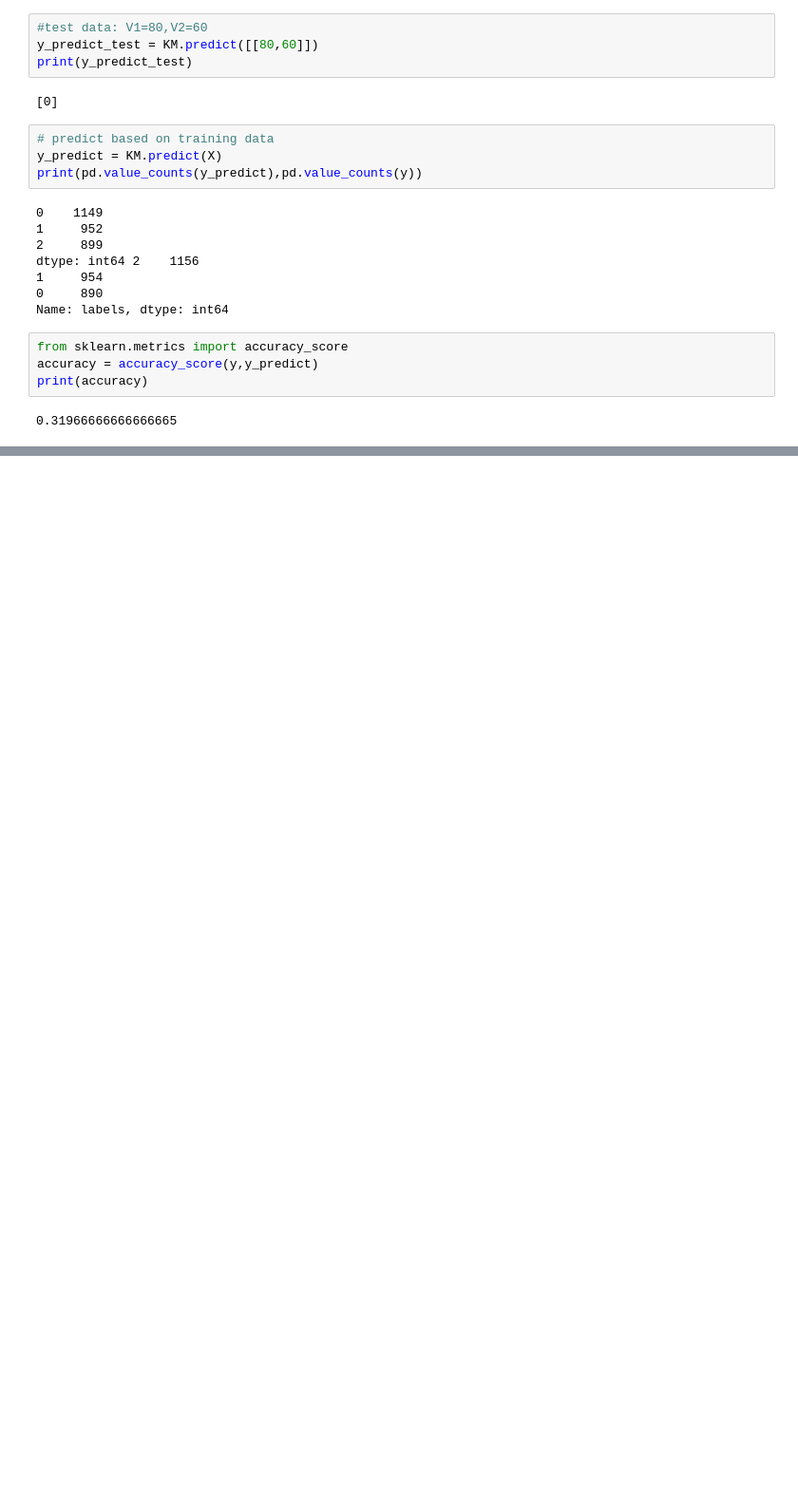
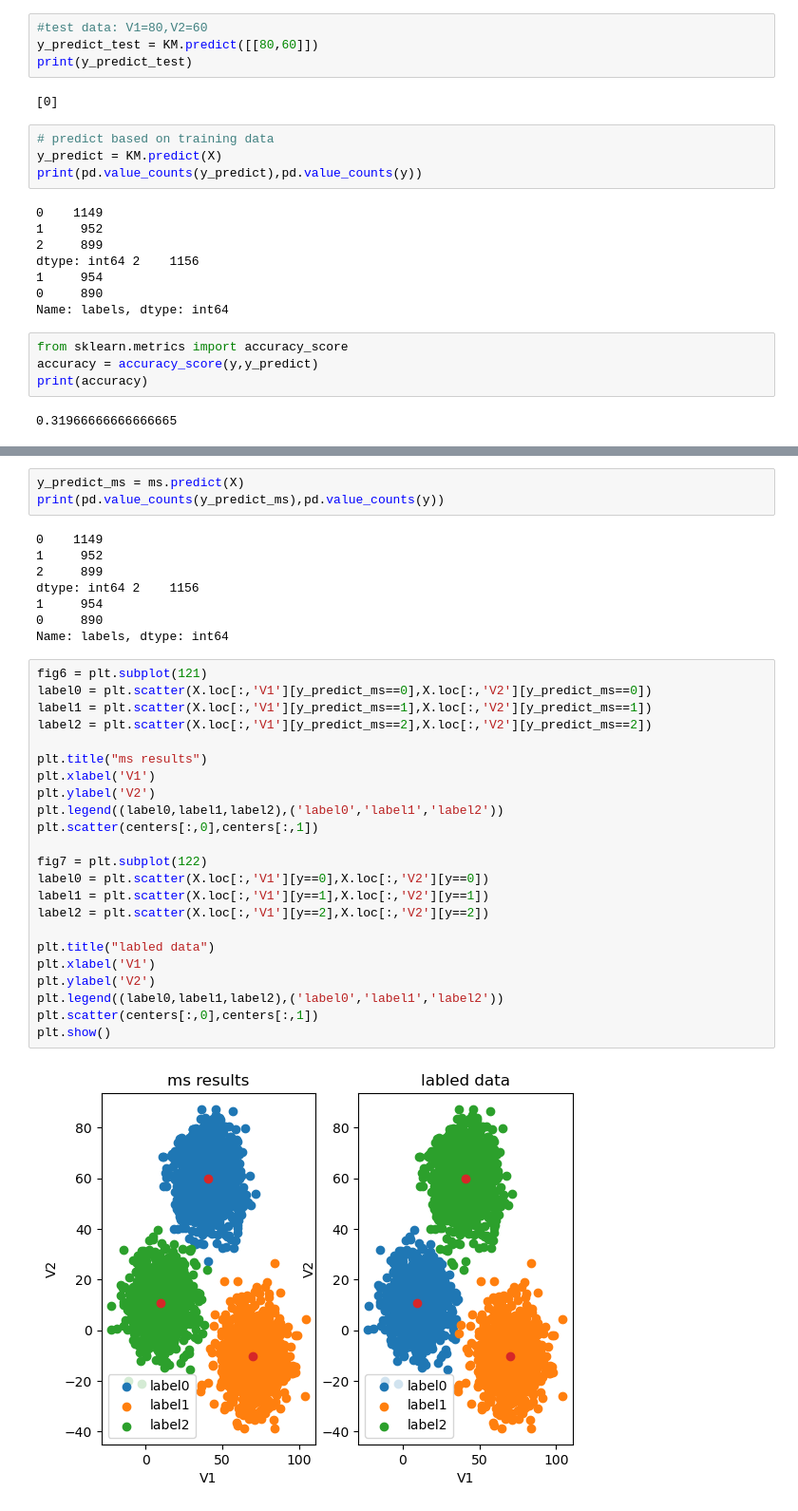
Before and after one commit to jarry-creat/machine_Learning, a Jupyter notebook: 聚类算法/demo.ipynb, the cells around one changed output, grey strips where cells are left out. Shown: that part at 95% size. Cells and saved outputs as stored; diff of their text form; blank space fills up the shorter version.

```diff
--- a/聚类算法/demo.ipynb
+++ b/聚类算法/demo.ipynb
@@ -107,0 +276,36 @@ print(accuracy)
+# %%
+y_predict_ms = ms.predict(X)
+print(pd.value_counts(y_predict_ms),pd.value_counts(y))
+# %% [output]
+0    1149
+1     952
+2     899
+dtype: int64 2    1156
+1     954
+0     890
+Name: labels, dtype: int64
+# %%
+fig6 = plt.subplot(121)
+label0 = plt.scatter(X.loc[:,'V1'][y_predict_ms==0],X.loc[:,'V2'][y_predict_ms==0])
+label1 = plt.scatter(X.loc[:,'V1'][y_predict_ms==1],X.loc[:,'V2'][y_predict_ms==1])
+label2 = plt.scatter(X.loc[:,'V1'][y_predict_ms==2],X.loc[:,'V2'][y_predict_ms==2])
+
+plt.title("ms results")
+plt.xlabel('V1')
+plt.ylabel('V2')
+plt.legend((label0,label1,label2),('label0','label1','label2'))
+plt.scatter(centers[:,0],centers[:,1])
+
+fig7 = plt.subplot(122)
+label0 = plt.scatter(X.loc[:,'V1'][y==0],X.loc[:,'V2'][y==0])
+label1 = plt.scatter(X.loc[:,'V1'][y==1],X.loc[:,'V2'][y==1])
+label2 = plt.scatter(X.loc[:,'V1'][y==2],X.loc[:,'V2'][y==2])
+
+plt.title("labled data")
+plt.xlabel('V1')
+plt.ylabel('V2')
+plt.legend((label0,label1,label2),('label0','label1','label2'))
+plt.scatter(centers[:,0],centers[:,1])
+plt.show()
+# %% [output]
+[figure, added]
```
Also changed, not shown: parts of 20 cells of this notebook.
